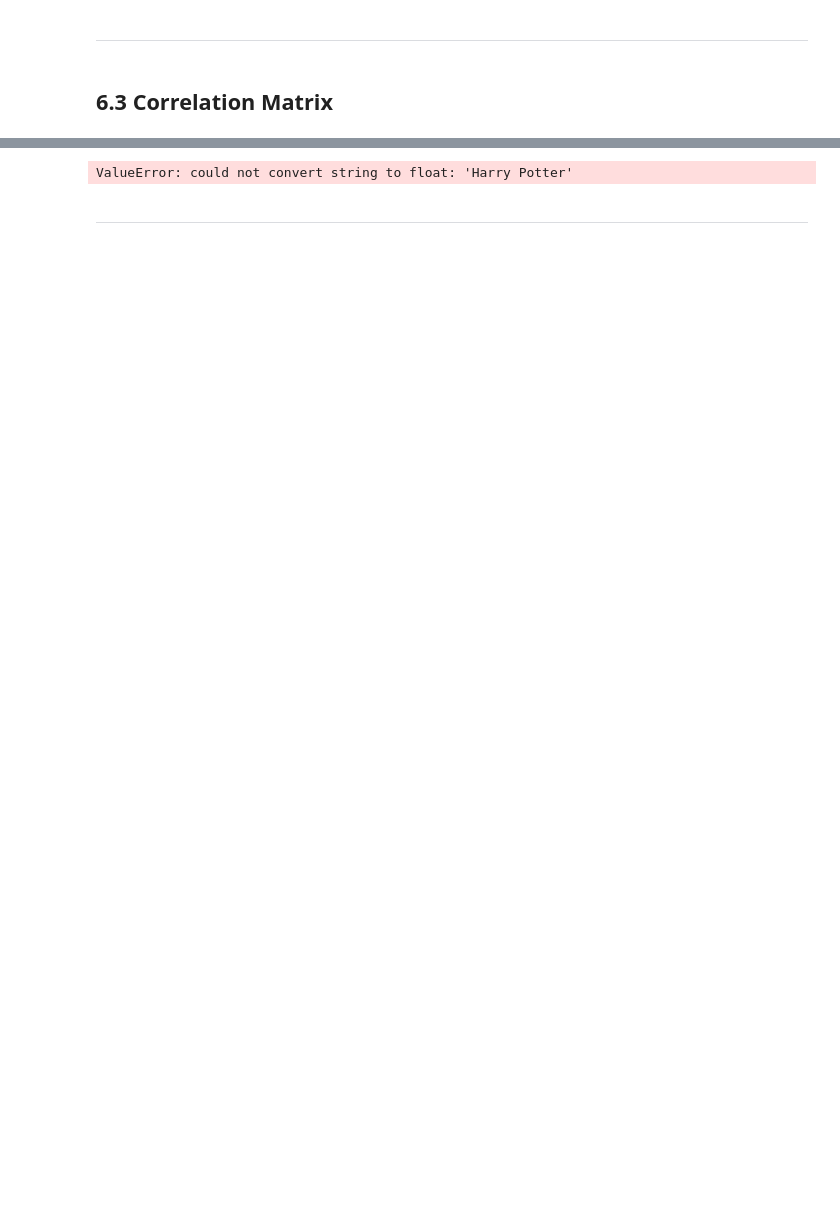
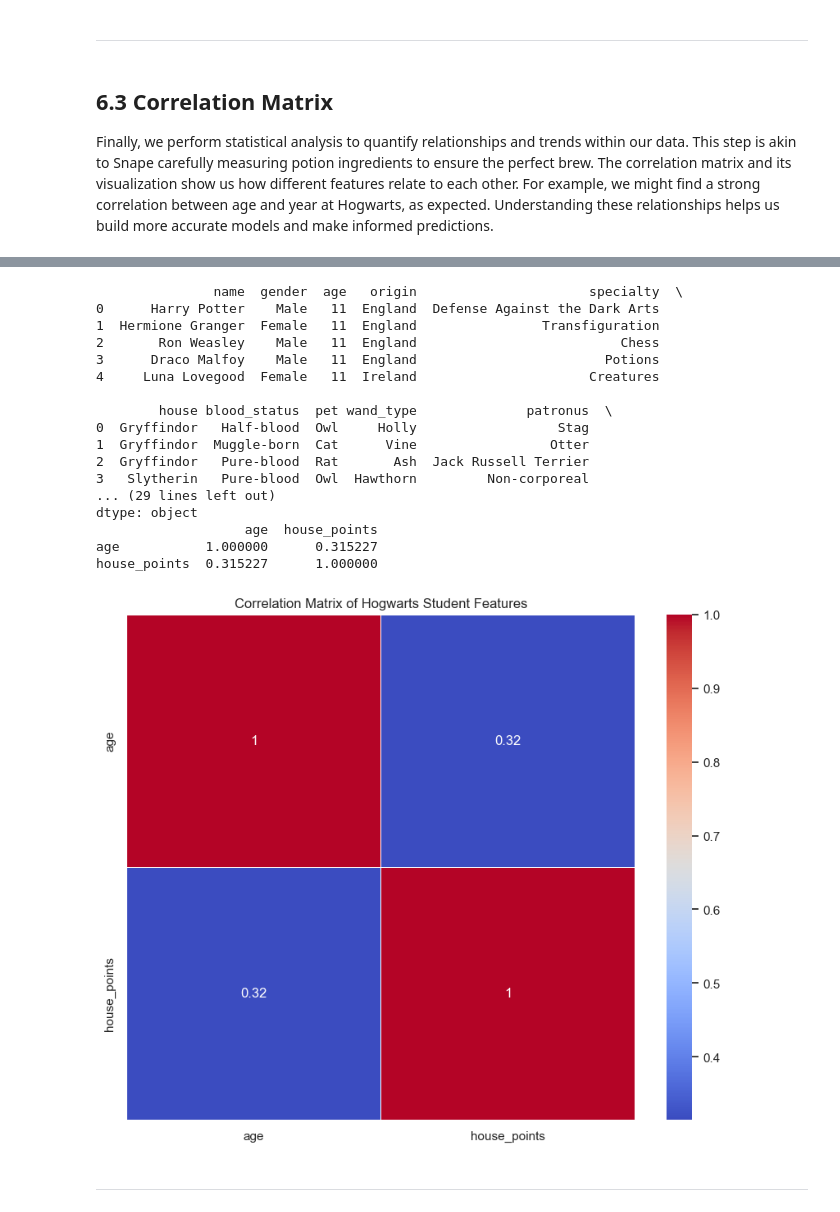
Before and after one commit to leonism/the-gemikas-magical-guide-to-sorting-hogwarts-students-using-the-decision-tree-algorithm, a Jupyter notebook: harry-potter-06.ipynb, the cells around one changed output, grey strips where cells are left out. Cells and saved outputs as stored; diff of their text form; code cells hidden in the pictures; blank space fills up the shorter version.

```diff
--- a/harry-potter-06.ipynb
+++ b/harry-potter-06.ipynb
@@ -162,21 +165,59 @@ These insights can help you better understand the characteristics of the student
 ---
 # %% [markdown]
 ## **6.3 Correlation Matrix**
+
+Finally, we perform statistical analysis to quantify relationships and trends within our data. This step is akin to Snape carefully measuring potion ingredients to ensure the perfect brew. The correlation matrix and its visualization show us how different features relate to each other. For example, we might find a strong correlation between age and year at Hogwarts, as expected. Understanding these relationships helps us build more accurate models and make informed predictions.
 # %% [markdown]
 ![machine-learning-43.jpg](images/machine-learning-43.jpg)
 
 The correlation matrix and its visualization show us how different features relate to each other. For example, we might find a strong correlation between age and year at Hogwarts, as expected. Understanding these relationships helps us build more accurate models and make informed predictions.
 # %%
-# Calculating the correlation matrix
-correlation_matrix = hogwarts_df.corr()
+# Importing necessary libraries
+import pandas as pd
+import numpy as np
+import matplotlib.pyplot as plt
+import seaborn as sns
+
+# Loading the dataset
+dataset_path = 'data/hogwarts-students-02.csv'  # Path to our dataset
+hogwarts_df = pd.read_csv(dataset_path)
+
+# Displaying the first few rows to understand the structure of the dataset
+print(hogwarts_df.head())
+
+# Checking the data types of each column to identify numerical and categorical data
+print(hogwarts_df.dtypes)
+
+# Selecting only numerical columns for correlation matrix
+numerical_df = hogwarts_df.select_dtypes(include=[np.number])
+
+# Calculating the correlation matrix using only numerical data
+correlation_matrix = numerical_df.corr()
 print(correlation_matrix)
 
 # Visualizing the correlation matrix
 plt.figure(figsize=(10, 8))
 sns.heatmap(correlation_matrix, annot=True, cmap='coolwarm', linewidths=0.5)
 plt.title('Correlation Matrix of Hogwarts Student Features')
 plt.show()
 # %% [output]
-ValueError: could not convert string to float: 'Harry Potter'
+               name  gender  age   origin                      specialty  \
+0      Harry Potter    Male   11  England  Defense Against the Dark Arts
+1  Hermione Granger  Female   11  England                Transfiguration
+2       Ron Weasley    Male   11  England                          Chess
+3      Draco Malfoy    Male   11  England                        Potions
+4     Luna Lovegood  Female   11  Ireland                      Creatures
+
+        house blood_status  pet wand_type              patronus  \
+0  Gryffindor   Half-blood  Owl     Holly                  Stag
+1  Gryffindor  Muggle-born  Cat      Vine                 Otter
+2  Gryffindor   Pure-blood  Rat       Ash  Jack Russell Terrier
+3   Slytherin   Pure-blood  Owl  Hawthorn         Non-corporeal
+... (29 lines left out)
+dtype: object
+                   age  house_points
+age           1.000000      0.315227
+house_points  0.315227      1.000000
+[figure, added]
 # %% [markdown]
 ---
```
Also changed, not shown: parts of 2 cells of this notebook, 2 other files.
